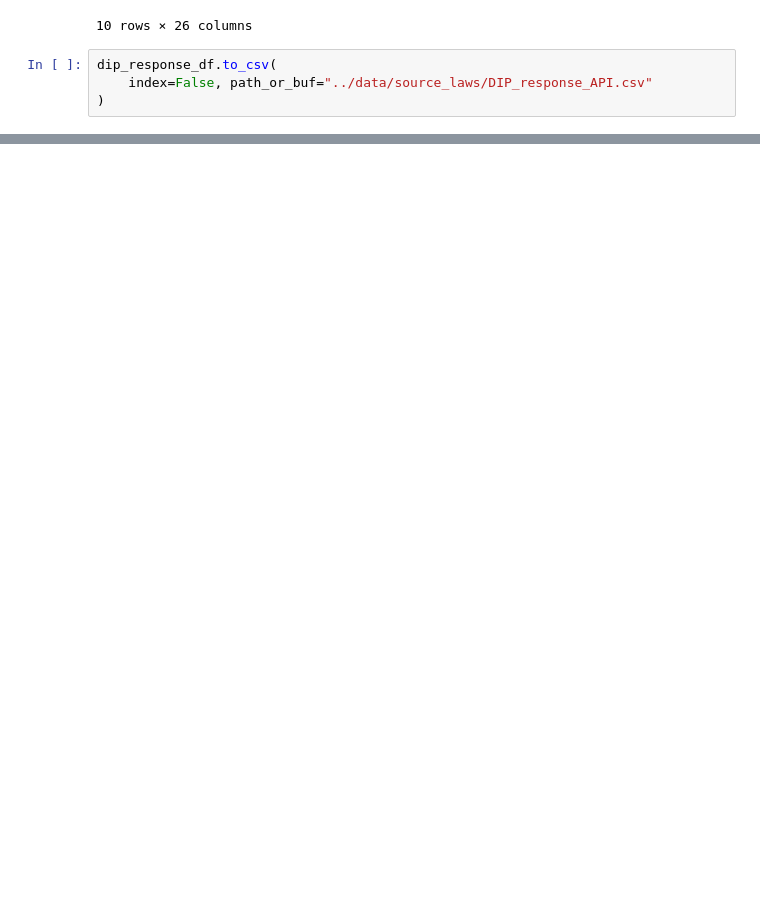
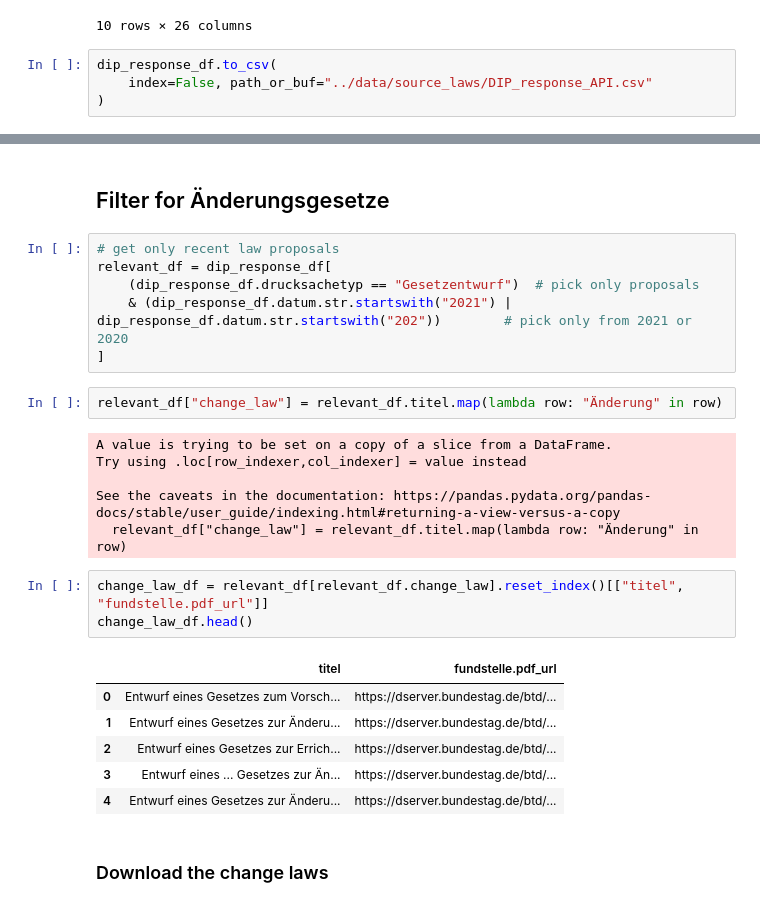
Before and after one commit to prototypefund/runde10-lawinprogress, a Jupyter notebook: notebooks/210922_NT_API_exploration.ipynb, the cells around one changed output, grey strips where cells are left out. Drawn from its saved outputs; the diff is of its cells as text; blank space fills up the shorter version.

Commit message:
Adapt the API notebook to download a bunch of recent change laws

```diff
--- a/notebooks/210922_NT_API_exploration.ipynb
+++ b/notebooks/210922_NT_API_exploration.ipynb
@@ -158,0 +192,28 @@ None
+# %% [markdown]
+## Filter for Änderungsgesetze
+# %%
+# get only recent law proposals
+relevant_df = dip_response_df[
+    (dip_response_df.drucksachetyp == "Gesetzentwurf")  # pick only proposals
+    & (dip_response_df.datum.str.startswith("2021") | dip_response_df.datum.str.startswith("202"))        # pick only from 2021 or 2020
+]
+# %%
+relevant_df["change_law"] = relevant_df.titel.map(lambda row: "Änderung" in row)
+# %% [output]
+A value is trying to be set on a copy of a slice from a DataFrame.
+Try using .loc[row_indexer,col_indexer] = value instead
+
+See the caveats in the documentation: https://pandas.pydata.org/pandas-docs/stable/user_guide/indexing.html#returning-a-view-versus-a-copy
+  relevant_df["change_law"] = relevant_df.titel.map(lambda row: "Änderung" in row)
+# %%
+change_law_df = relevant_df[relevant_df.change_law].reset_index()[["titel", "fundstelle.pdf_url"]]
+change_law_df.head()
+# %% [output]
+|  | titel | fundstelle.pdf_url |
+| 0 | Entwurf eines Gesetzes zum Vorsch... | https://dserver.bundestag.de/btd/... |
+| 1 | Entwurf eines Gesetzes zur Änderu... | https://dserver.bundestag.de/btd/... |
+| 2 | Entwurf eines Gesetzes zur Errich... | https://dserver.bundestag.de/btd/... |
+| 3 | Entwurf eines ... Gesetzes zur Än... | https://dserver.bundestag.de/btd/... |
+| 4 | Entwurf eines Gesetzes zur Änderu... | https://dserver.bundestag.de/btd/... |
+# %% [markdown]
+### Download the change laws
```
Also changed, not shown: parts of 7 cells of this notebook.
